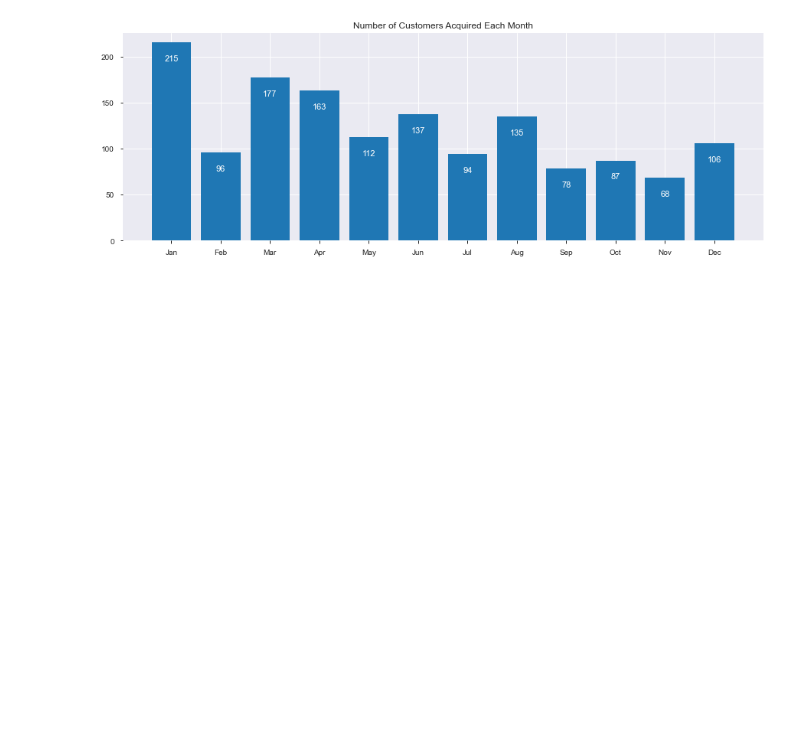
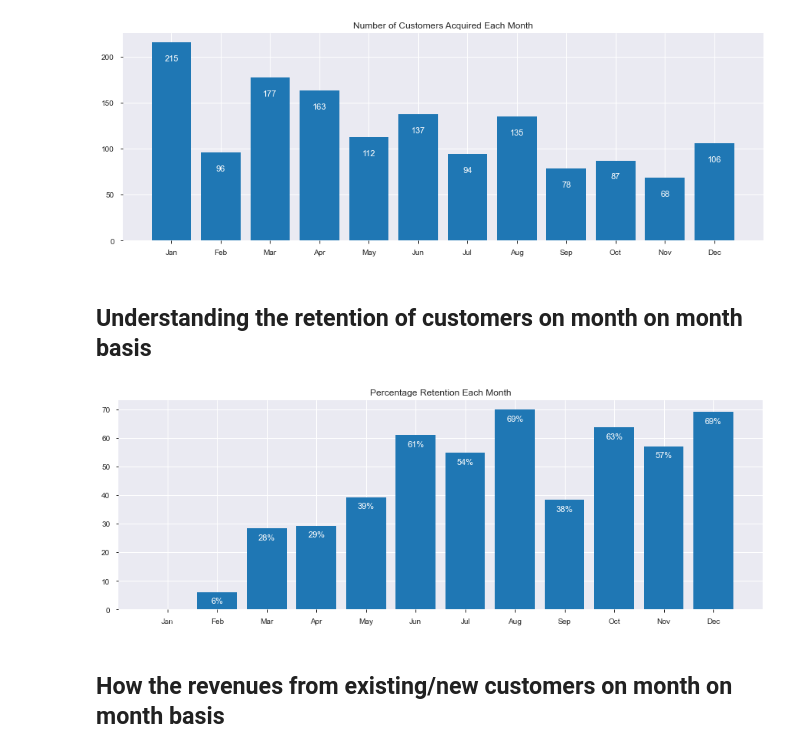
Before and after one commit to punits152/Marketing_Insights, a Jupyter notebook: total_assignment.ipynb, the cells around one changed output. Cells and saved outputs as stored; diff of their text form; code cells hidden in the pictures; blank space fills up the shorter version.

```diff
--- a/total_assignment.ipynb
+++ b/total_assignment.ipynb
@@ -197,3 +197,22 @@ for bar in bars:
                  ha='center', color='w', fontsize=11)
 # %% [output]
 [figure]
+# %% [markdown]
+## Understanding the retention of customers on month on month basis
+# %%
+# Total customers in each month
+cust_each_month["At_end"] = df_eda.groupby("Month")["CustomerID"].nunique().reindex(["Jan","Feb","Mar","Apr","May","Jun","Jul","Aug","Sep","Oct","Nov","Dec"]).values
+cust_each_month["In_Beginning"] = cust_each_month.At_end.shift(1).fillna(0)
+cust_each_month["Retention"] = ((cust_each_month.At_end - cust_each_month.Customers_Acquired)/cust_each_month.In_Beginning)*100
+cust_each_month = cust_each_month.fillna(0)
+# %%
+plt.figure(figsize = (15,5))
+bars = plt.bar(cust_each_month.Month,cust_each_month.Retention)
+plt.title("Percentage Retention Each Month")
+for bar in bars:
+    plt.gca().text(bar.get_x() + bar.get_width()/2, bar.get_height() - 4, str(int(bar.get_height()))+"%",
+                 ha='center', color='w', fontsize=11)
+# %% [output]
+[figure, added]
+# %% [markdown]
+## How the revenues from existing/new customers on month on month basis
```
Also changed, not shown: parts of 29 cells of this notebook.
